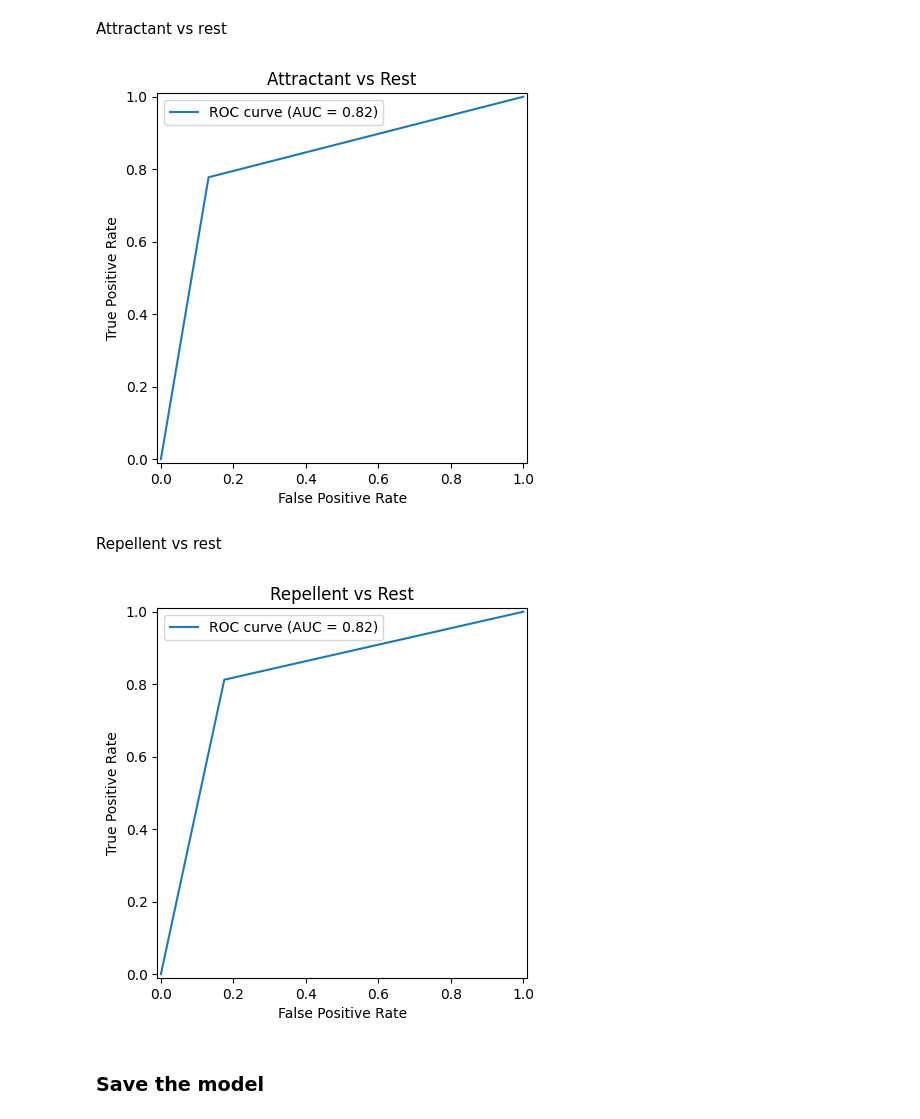
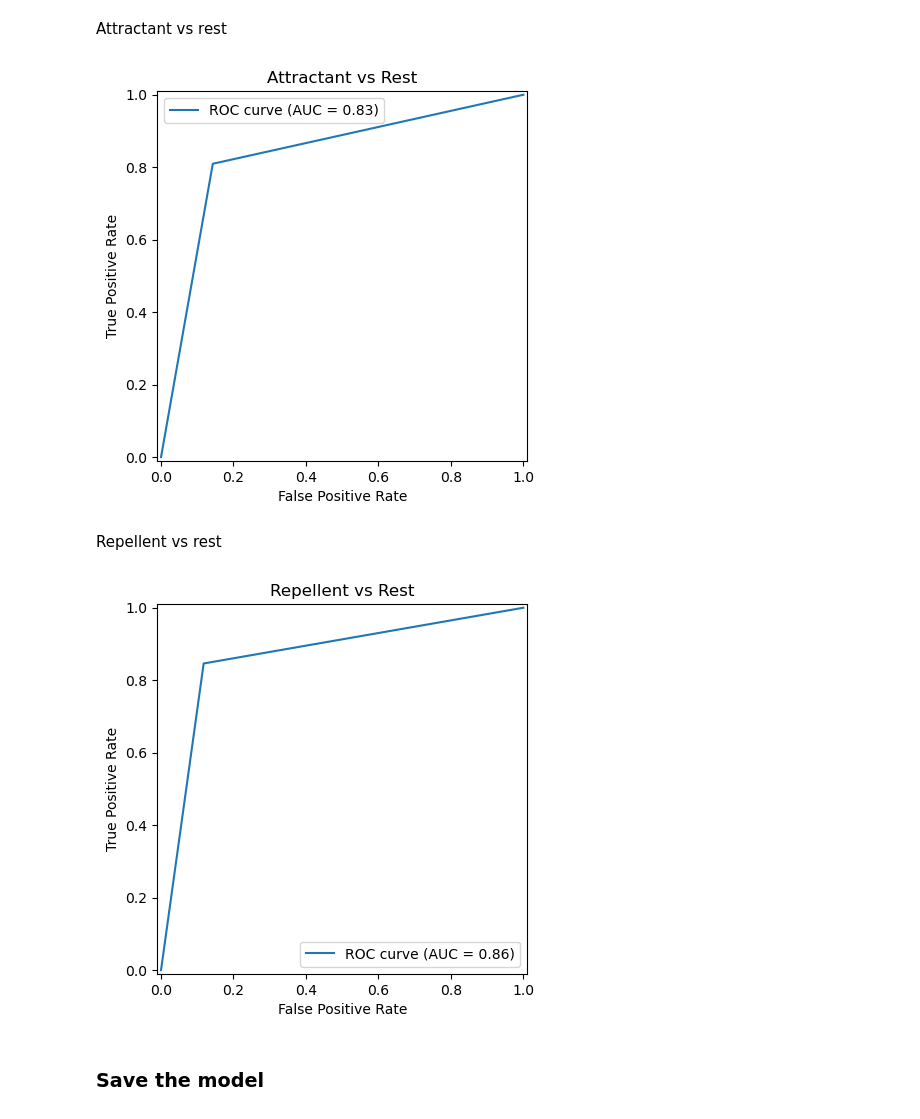
Before and after one commit to cvallee/CheML, a Jupyter notebook: ML_chemotaxis_e_coli_part4_Training.ipynb, the cells around one changed output. Saved outputs shown, nothing was run; the diff lists cells and outputs as text; code cells hidden in the pictures.

```diff
--- a/ML_chemotaxis_e_coli_part4_Training.ipynb
+++ b/ML_chemotaxis_e_coli_part4_Training.ipynb
@@ -44,7 +44,7 @@ random_state=123
 fp_type='morgancirc' # Fingerprint style to use for the ML model if fingerprints or descrfp is chosen
 n_estimators=25   # number of decision trees in the forest
 max_features='sqrt' # None, sqrt or log2
-max_depth=10   # maximum depth of the tree
+max_depth=20   # maximum depth of the tree
 max_leaf_nodes=None
 max_samples=None
 min_samples_split=2   # minimum of samples splitted into an internal node
@@ -53,7 +53,7 @@ scaling = None   # Method to scale the input features: MinMax, Normalize or Stan
 N_CORES = joblib.cpu_count(only_physical_cores=True)
 print(f"Number of physical cores: {N_CORES}")
 
-save=False
+save=True
 # %% [output]
 Number of physical cores: 4
 # %% [markdown]
@@ -65,18 +65,18 @@ Load one of the dataset with the fingerprint
 # Therefore, only the 2D descriptors will be used here (be careful, some values in the 2D descriptors of ions are "nan" and need to be removed).
 
 if data_type == 'descriptors':
-    data = pd.read_csv('chemoeffectors_descriptors.csv')
+    data = pd.read_csv('data/chemoeffectors_descriptors.csv')
     data.drop(drop_list, axis=1, inplace=True)
     data.dropna(inplace=True, ignore_index=True)
     X = data.drop(['Chemoeffectors','Response','SMILES','Iso_SMILES','Iso_SMILES','RDKit_Mol'], axis=1)
 if data_type == 'fingerprint':
     nBits=512 # Number of bits generated for the fingerprints
-    data = pd.read_csv(f'chemoeffectors_{fp_type}_fp.csv')
+    data = pd.read_csv(f'data/chemoeffectors_{fp_type}_fp.csv')
     X = data.drop(['Chemoeffectors','Response','SMILES','Iso_SMILES','Iso_SMILES','RDKit_Mol'], axis=1)
 if data_type == 'descrfp':
     nBits=512 # Number of bits generated for the fingerprints
-    data_d = pd.read_csv('chemoeffectors_descriptors.csv')
-    data_fp = pd.read_csv(f'chemoeffectors_{fp_type}_fp.csv')
+    data_d = pd.read_csv('data/chemoeffectors_descriptors.csv')
+    data_fp = pd.read_csv(f'data/chemoeffectors_{fp_type}_fp.csv')
     data = pd.concat([data_fp, data_d.drop(['Chemoeffectors', 'Response', 'SMILES', 'Iso_SMILES', 'RDKit_Mol'], axis=1)], axis=1)
     data.drop(drop_list, axis=1, inplace=True)
     data.dropna(inplace=True, ignore_index=True)
@@ -316,20 +316,20 @@ plt.title('Attractant vs Rest')
 plt.legend(loc='best')
 plt.show()
 # %% [output]
-[figure, old version]
+[figure, new version]
 # %% [markdown]
 Repellent vs rest
 # %%
-Y_test_binary = [1 if y < -1*threshold else 0 for y in Y_test]
-Y_pred_binary = [1 if y < -1*threshold else 0 for y in Y_pred]
+Y_test_binary = [1 if y > -1*threshold else 0 for y in Y_test]
+Y_pred_binary = [1 if y > -1*threshold else 0 for y in Y_pred]
 fpr, tpr, _ = roc_curve(Y_test_binary, Y_pred_binary)
 auc = roc_auc_score(Y_test_binary, Y_pred_binary)
 roc_display = RocCurveDisplay(fpr=fpr, tpr=tpr).plot(label=f'ROC curve (AUC = {auc:.2f})')
 plt.title('Repellent vs Rest')
 plt.legend(loc='best')
 plt.show()
 # %% [output]
-[figure, old version]
+[figure, new version]
 # %% [markdown]
 ### Save the model
 # %%
```
Also changed, not shown: parts of 14 cells of this notebook, 3 other files.
